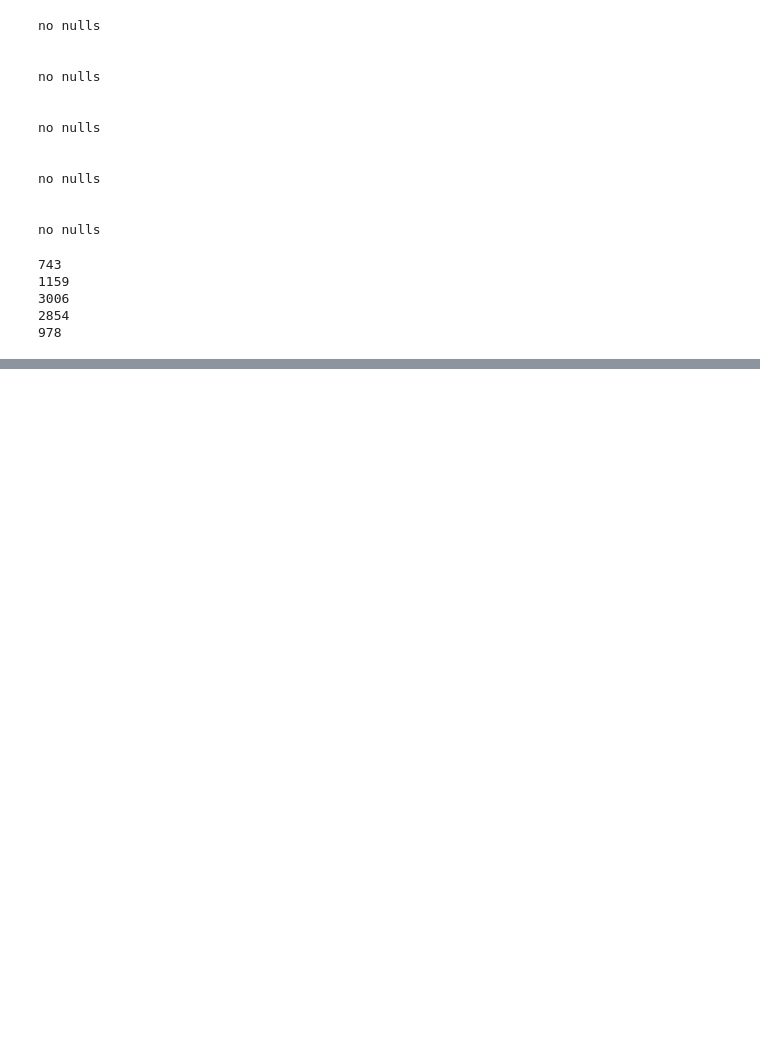
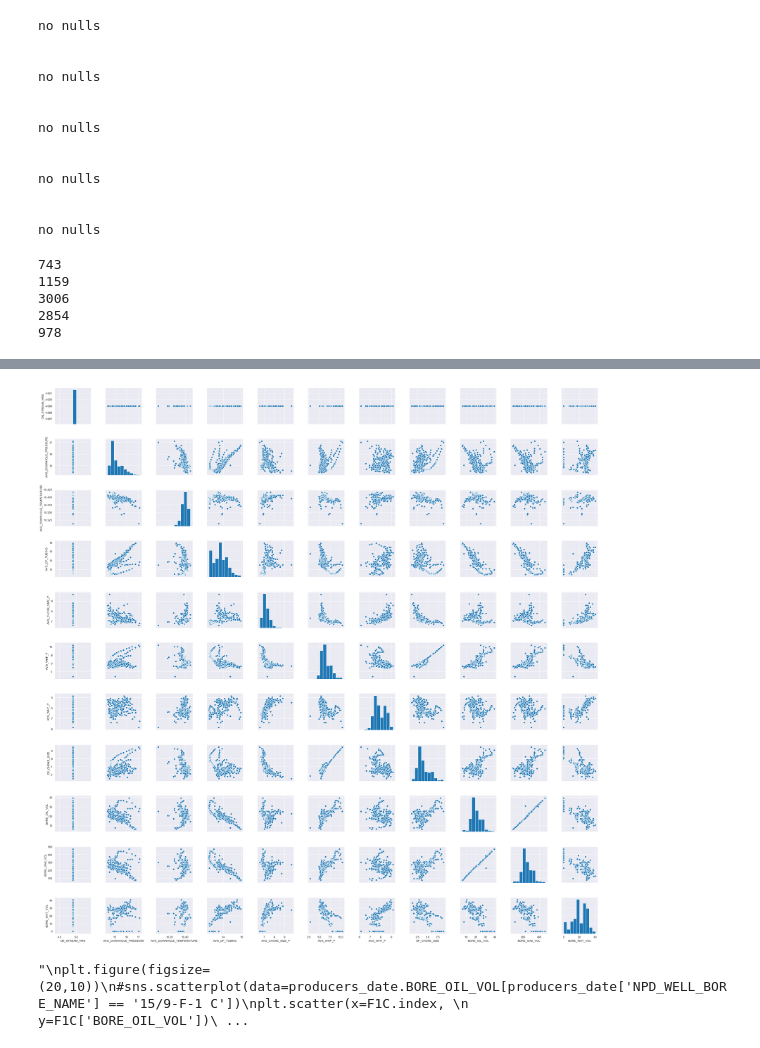
Before and after one commit to SgtB33L/PETE-4241, a Jupyter notebook: Project.ipynb, the cells around one changed output, grey strips where cells are left out. Cells and saved outputs as stored; diff of their text form; code cells hidden in the pictures; blank space fills up the shorter version.

```diff
--- a/Project.ipynb
+++ b/Project.ipynb
@@ -117,0 +177,5 @@ sns.pairplot(F1C.drop('DATEPRD', axis=1))
+# %%
+for column in F1C.drop(['DATEPRD','NPD_WELL_BORE_NAME'], axis=1):
+    print(column)
+    print(sum(F1C[column]==0))
+    print('\n')
@@ -117,0 +200,21 @@ sns.pairplot(F1C.drop('DATEPRD', axis=1))
+# %%
+# ON STREAM HOURS HAD A BUNCH OF MINISCULE VALUES AND A 25hr DAY, DATA LOOKS MUCH BETTER WITH ONLY
+# USING 24 HR DAYS
+F1C = F1C[F1C['ON_STREAM_HRS'] == 24]
+# %%
+for column in F1C.drop(['DATEPRD','NPD_WELL_BORE_NAME'],axis=1):
+    F1C[column] = F1C[column].apply(lambda x: np.sqrt(x))
+# %%
+pairplot = sns.pairplot(F1C)
+pairplot.savefig("F1C_pairplot.png")
+# %% [output]
+[figure, added]
+# %%
+"""
+plt.figure(figsize=(20,10))
+#sns.scatterplot(data=producers_date.BORE_OIL_VOL[producers_date['NPD_WELL_BORE_NAME'] == '15/9-F-1 C'])
+plt.scatter(x=F1C.index,
+            y=F1C['BORE_OIL_VOL'])
+"""
+# %% [output]
+"\nplt.figure(figsize=(20,10))\n#sns.scatterplot(data=producers_date.BORE_OIL_VOL[producers_date['NPD_WELL_BORE_NAME'] == '15/9-F-1 C'])\nplt.scatter(x=F1C.index, \n            y=F1C['BORE_OIL_VOL'])\ ...
```
Also changed, not shown: parts of 126 cells of this notebook.
